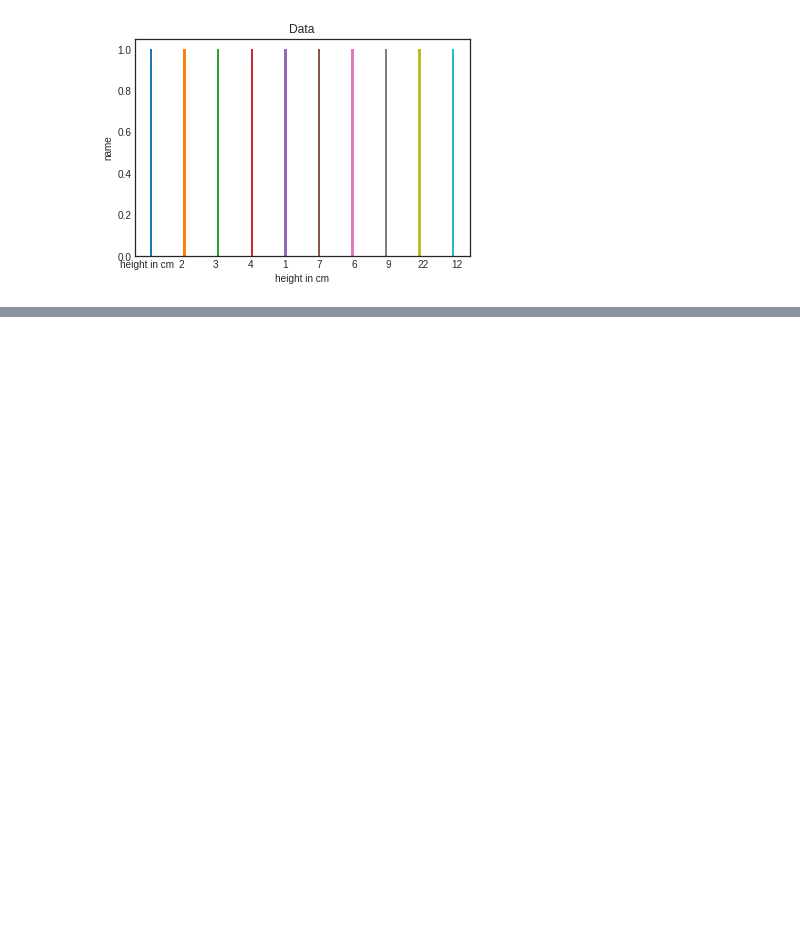
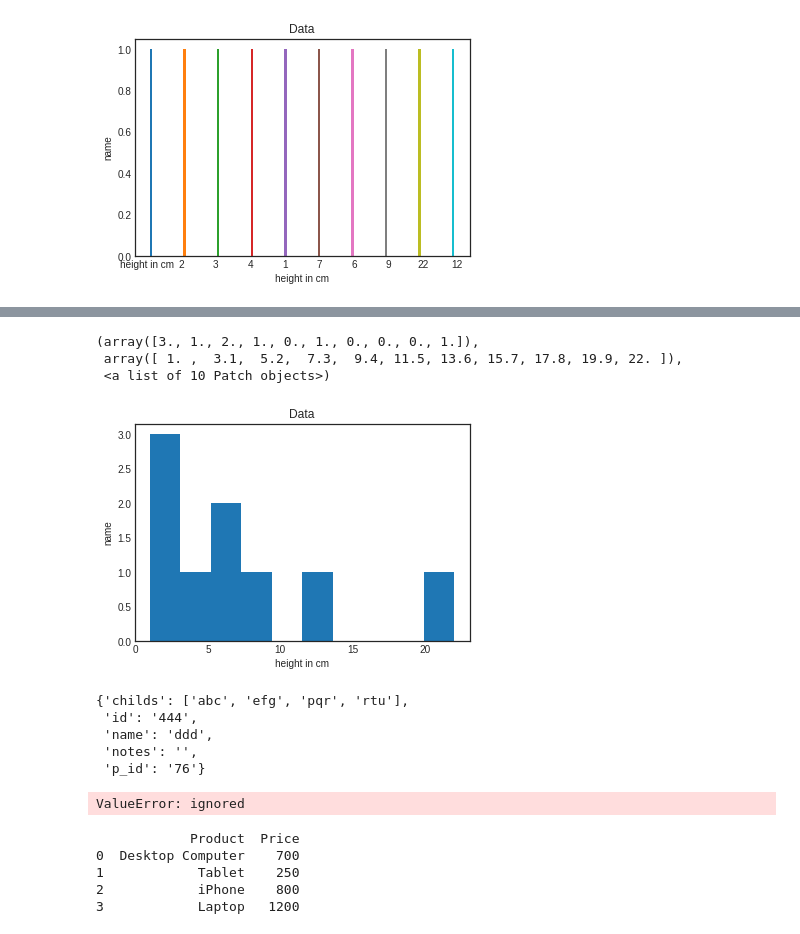
Before and after one commit to Ashithajaina/internship, a Jupyter notebook: pandas.ipynb, the cells around one changed output, grey strips where cells are left out. Saved outputs shown, nothing was run; the diff lists cells and outputs as text; code cells hidden in the pictures; blank space fills up the shorter version.

```diff
--- a/pandas.ipynb
+++ b/pandas.ipynb
@@ -614,0 +628,54 @@ plt.show()
+# %%
+%matplotlib inline
+import numpy as np
+import matplotlib.pyplot as plt
+plt.title("Data")
+plt.xlabel("height in cm")
+plt.ylabel("name")
+x = np.random.normal(0, 1)
+y = np.random.normal(0,1)
+plt.style.use('seaborn-white')
+plt.hist(data['height in cm'])
+# %% [output]
+(array([3., 1., 2., 1., 0., 1., 0., 0., 0., 1.]),
+ array([ 1. ,  3.1,  5.2,  7.3,  9.4, 11.5, 13.6, 15.7, 17.8, 19.9, 22. ]),
+ <a list of 10 Patch objects>)
+[figure, added]
+# %%
+data={"id":"111","p_id":"55","name":"aaa","notes":"","childs":[]}
+{"id":"222","p_id":"56","name":"bbb","notes":"","childs":[]}
+{"id":"333","p_id":"75","name":"ccc","notes":"","childs":[]}
+{"id":"444","p_id":"76","name":"ddd","notes":"","childs":["abc","efg","pqr"
+,"rtu"]}
+# %% [output]
+{'childs': ['abc', 'efg', 'pqr', 'rtu'],
+ 'id': '444',
+ 'name': 'ddd',
+ 'notes': '',
+ 'p_id': '76'}
+# %%
+
+df = pd.read_json('data.json')
+print(df)
+# %% [output]
+ValueError: ignored
+# %%
+
+
+
+from pandas import DataFrame
+
+Data = {'Product': ['Desktop Computer','Tablet','iPhone','Laptop'],
+        'Price': [700,250,800,1200]
+        }
+
+df = DataFrame(Data, columns= ['Product', 'Price'])
+
+print (df)
+Export = df.to_json (r'C:\Users\Ron\Desktop\Export_DataFrame.json', orient='split')
+# %% [output]
+            Product  Price
+0  Desktop Computer    700
+1            Tablet    250
+2            iPhone    800
+3            Laptop   1200
```
Also changed, not shown: parts of 1 cell of this notebook.
